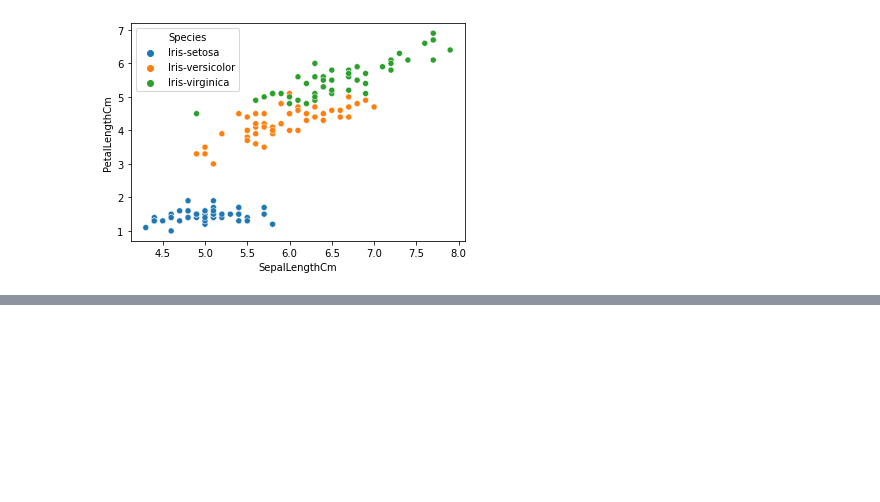
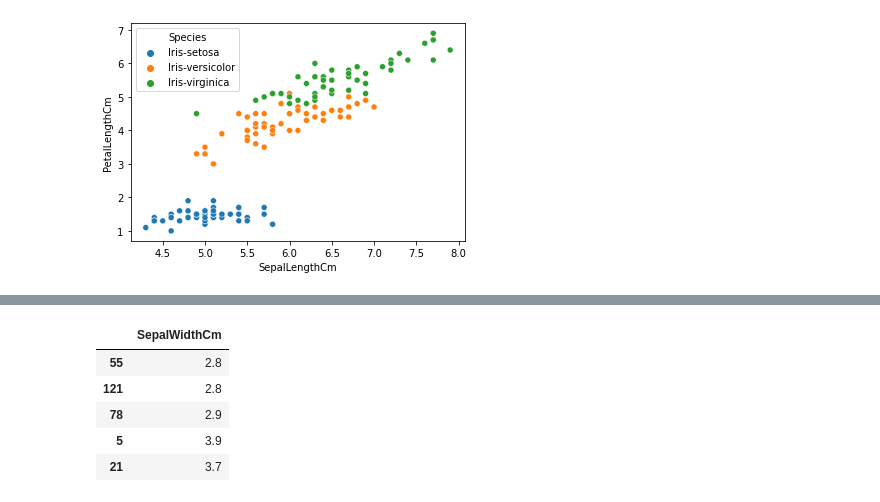
Before and after one commit to harshDesai244/daTA_SCI, a Jupyter notebook: Linear regression.ipynb, the cells around one changed output, grey strips where cells are left out. Cells and saved outputs as stored; diff of their text form; code cells hidden in the pictures; blank space fills up the shorter version.

```diff
--- a/Linear regression.ipynb
+++ b/Linear regression.ipynb
@@ -69,0 +87,9 @@ plt.show()
+# %%
+x_test.head()
+# %% [output]
+|  | SepalWidthCm |
+| 55 | 2.8 |
+| 121 | 2.8 |
+| 78 | 2.9 |
+| 5 | 3.9 |
+| 21 | 3.7 |
```
Also changed, not shown: parts of 23 cells of this notebook.
